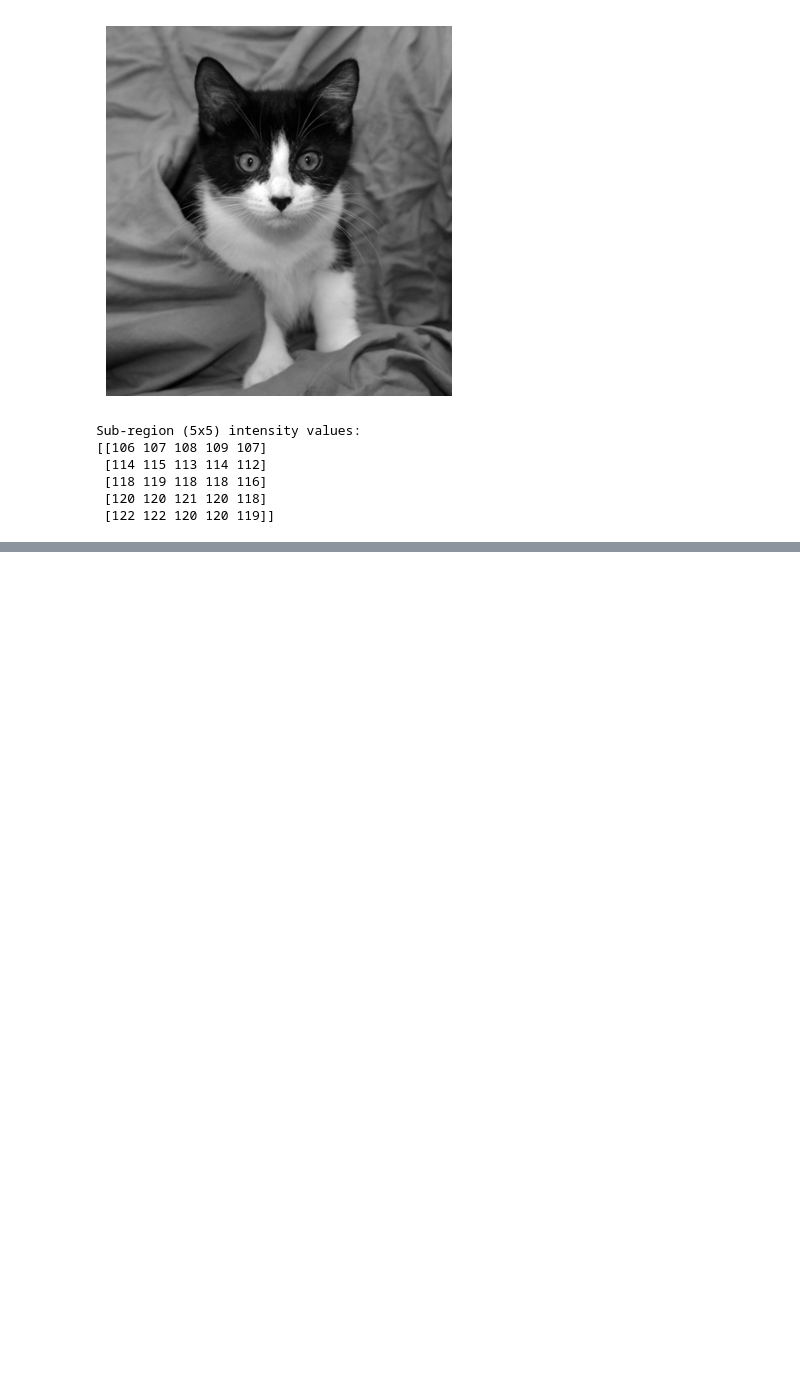
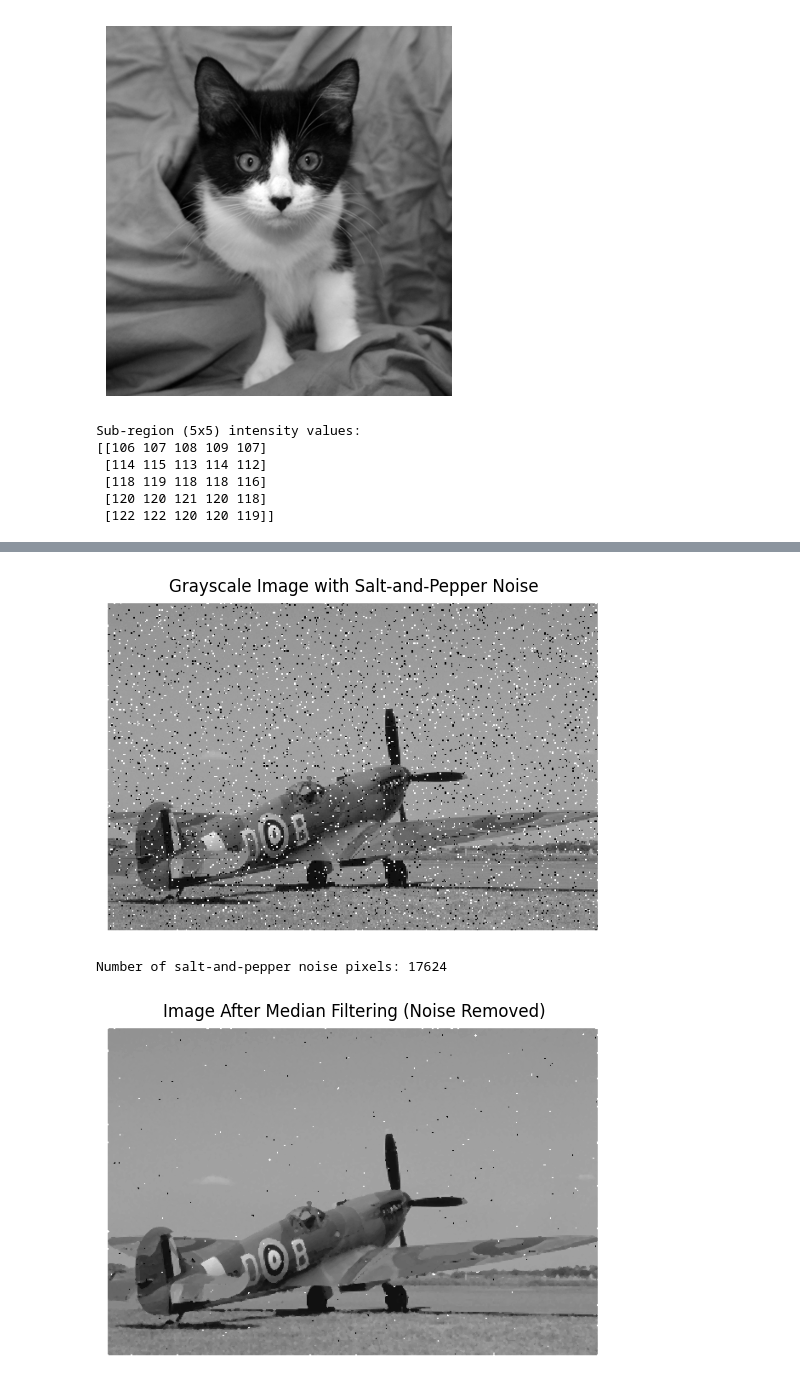
Before and after one commit to Jahirul-Pse/DIP_Lab_Final, a Jupyter notebook: LabFinal.ipynb, the cells around one changed output, grey strips where cells are left out. Saved outputs shown, nothing was run; the diff lists cells and outputs as text; code cells hidden in the pictures; blank space fills up the shorter version.

Commit message:
Task 3: Applying median smoothing filter to image and after identify the noise

```diff
--- a/LabFinal.ipynb
+++ b/LabFinal.ipynb
@@ -149,0 +162,32 @@ Sub-region (5x5) intensity values:
+# %%
+# Loading the RGB image
+image_rgb_path = '/content/drive/MyDrive/Lab_Final_images/DIP_Lab_task_03.png'
+image_rgb = cv2.imread(image_rgb_path)
+
+# Converting to grayscale
+image_gray = cv2.cvtColor(image_rgb, cv2.COLOR_BGR2GRAY)
+
+# Displaying the grayscale image
+plt.imshow(image_gray, cmap='gray')
+plt.axis('off')
+plt.title("Grayscale Image with Salt-and-Pepper Noise")
+plt.show()
+
+# Checking the noise (salt-and-pepper)
+# Since salt-and-pepper noise is characterized by bright and dark pixels in random locations,
+# let's compute the pixel values to identify it
+salt_pepper_noise = np.sum((image_gray == 255) | (image_gray == 0))
+print(f"Number of salt-and-pepper noise pixels: {salt_pepper_noise}")
+
+# Applying a median filter to remove salt-and-pepper noise
+image_smooth = cv2.medianBlur(image_gray, 3)  # You can adjust the kernel size (3x3)
+
+# Displaying the smoothed image
+plt.imshow(image_smooth, cmap='gray')
+plt.axis('off')
+plt.title("Image After Median Filtering (Noise Removed)")
+plt.show()
+# %% [output]
+[figure, added]
+Number of salt-and-pepper noise pixels: 17624
+[figure, added]
```
Also changed, not shown: parts of 2 cells of this notebook.
